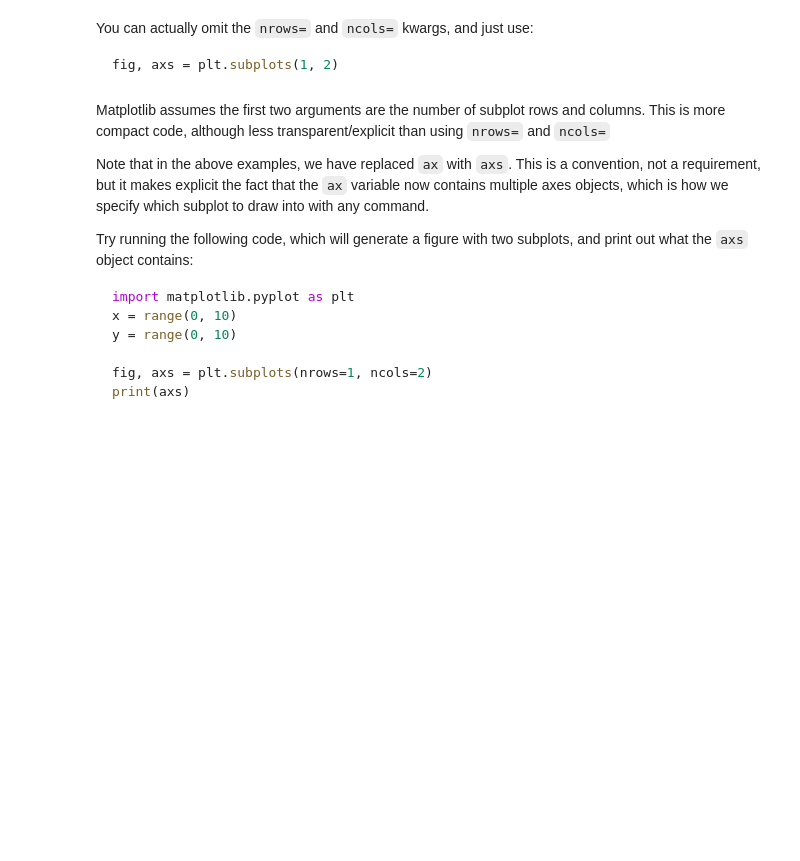
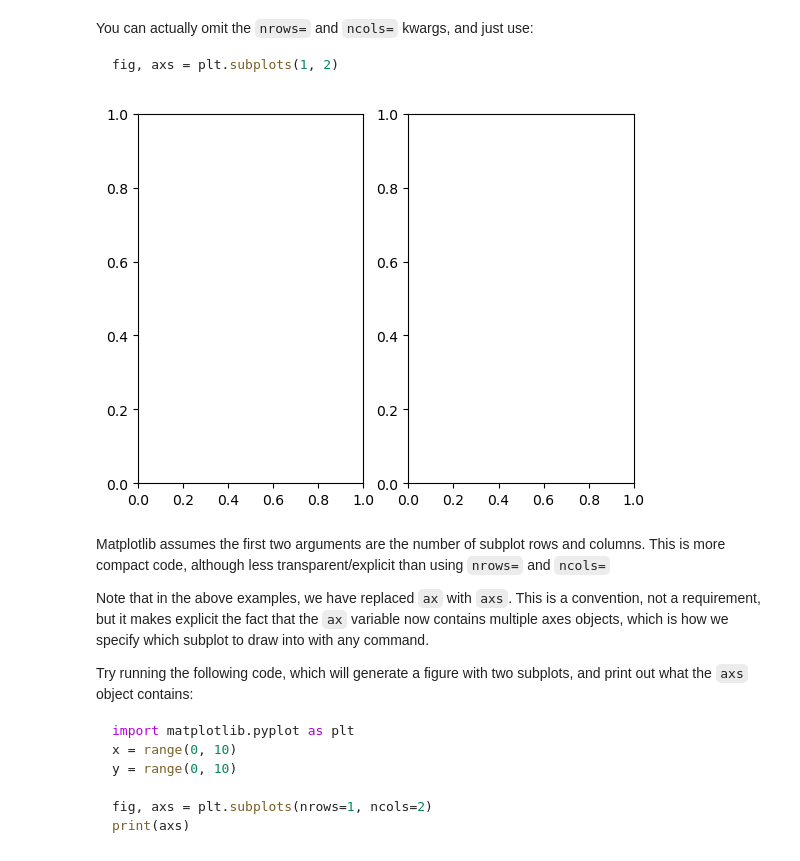
Before and after one commit to stochastic-bean/NDS_Ch4_visualizing_data, a Jupyter notebook: 3 - subplots.ipynb, the cells around one changed output. Drawn from its saved outputs; the diff is of its cells as text; code cells hidden in the pictures; blank space fills up the shorter version.

```diff
--- a/3 - subplots.ipynb
+++ b/3 - subplots.ipynb
@@ -25,6 +31,10 @@ You can actually omit the `nrows=` and `ncols=` kwargs, and just use:
 ~~~python
 fig, axs = plt.subplots(1, 2)
 ~~~
+# %%
+fig, axs = plt.subplots(1,2)
+# %% [output]
+[figure, added]
 # %% [markdown]
 
 Matplotlib assumes the first two arguments are the number of subplot rows and columns. This is more compact code, although less transparent/explicit than using `nrows=` and `ncols=`
```
Also changed, not shown: parts of 9 cells of this notebook.
